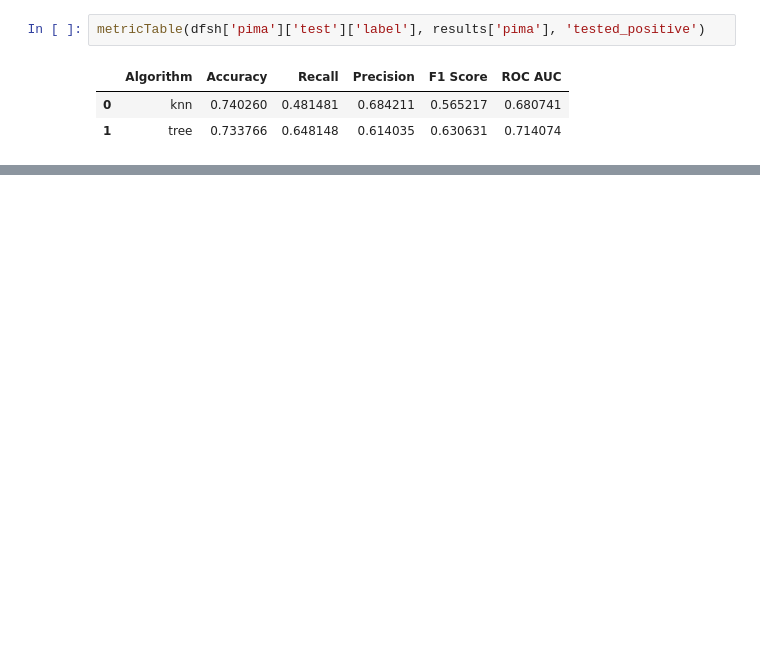
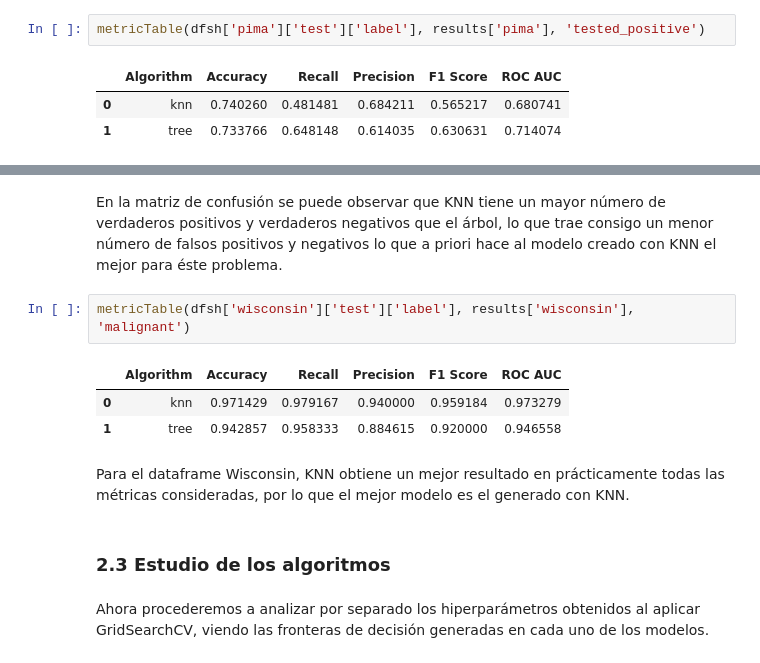
Before and after one commit to Mowstyl/docker-mineria, a Jupyter notebook: practica2/Practice2_ourP.ipynb, the cells around one changed output, grey strips where cells are left out. Drawn from its saved outputs; the diff is of its cells as text; blank space fills up the shorter version.

```diff
--- a/practica2/Practice2_ourP.ipynb
+++ b/practica2/Practice2_ourP.ipynb
@@ -488,0 +539,14 @@ metricTable(dfsh['pima']['test']['label'], results['pima'], 'tested_positive')
+# %% [markdown]
+En la matriz de confusión se puede observar que KNN tiene un mayor número de verdaderos positivos y verdaderos negativos que el árbol, lo que trae consigo un menor número de falsos positivos y negativos lo que a priori hace al modelo creado con KNN el mejor para éste problema.
+# %%
+metricTable(dfsh['wisconsin']['test']['label'], results['wisconsin'], 'malignant')
+# %% [output]
+|  | Algorithm | Accuracy | Recall | Precision | F1 Score | ROC AUC |
+| 0 | knn | 0.971429 | 0.979167 | 0.940000 | 0.959184 | 0.973279 |
+| 1 | tree | 0.942857 | 0.958333 | 0.884615 | 0.920000 | 0.946558 |
+# %% [markdown]
+Para el dataframe Wisconsin, KNN obtiene un mejor resultado en prácticamente todas las métricas consideradas, por lo que el mejor modelo es el generado con KNN.
+# %% [markdown]
+### 2.3 Estudio de los algoritmos
+# %% [markdown]
+Ahora procederemos a analizar por separado los hiperparámetros obtenidos al aplicar GridSearchCV, viendo las fronteras de decisión generadas en cada uno de los modelos.
```
Also changed, not shown: parts of 12 cells of this notebook.
